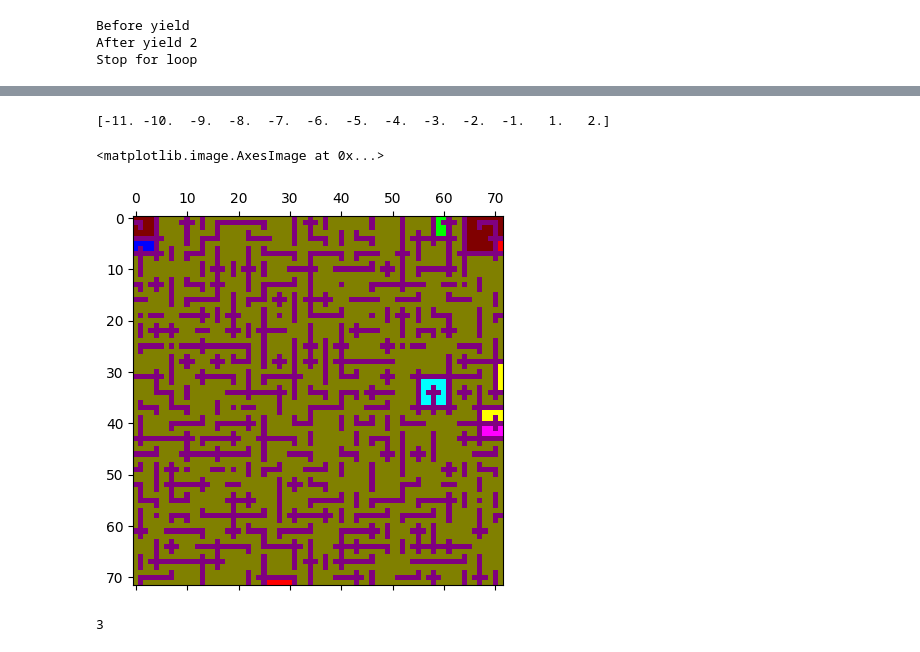
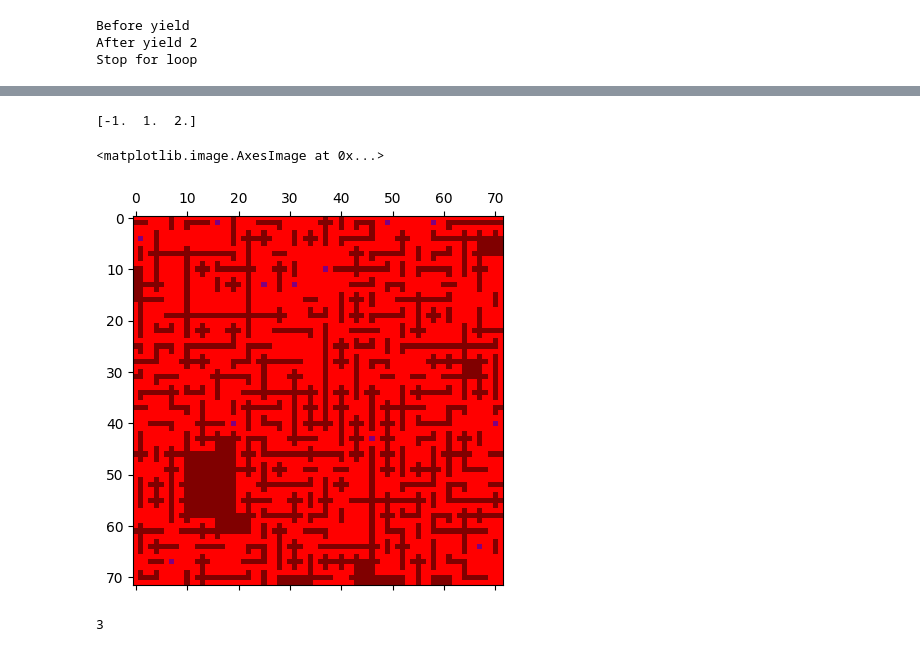
Before and after one commit to viktorvesely/TaC, a Jupyter notebook: simulation/explore.ipynb, the cells around one changed output, grey strips where cells are left out. Drawn from its saved outputs; the diff is of its cells as text; code cells hidden in the pictures.

```diff
--- a/simulation/explore.ipynb
+++ b/simulation/explore.ipynb
@@ -899,37 +899,40 @@ def create_mark():
 
         flood_fill(i, j, mark, marker)
         marker -= 1
 
     return mark
 
 def resolve_boundary():
 
     mark = create_mark()
 
     closed_labels, closed_counts = np.unique(mark[mark < 0], return_counts=True)
-    main_area = np.argmax(closed_counts)
+    if closed_counts.size == 0:
+        return mark
+
+    main_area = closed_labels[np.argmax(closed_counts)]
 
     for label in closed_labels:
 
         if main_area == label:
             continue
 
-
+        walls[mark == label] = 1.0
 
     return mark
 
 marker = resolve_boundary()
 print(np.unique(marker))
 
 colors = ['#FF0000', '#00FF00', '#0000FF', '#FFFF00', '#FF00FF', '#00FFFF', '#800000', '#808000', '#008080', '#800080']
 cmap = ListedColormap(colors)
 fig, ax = plt.subplots()
 ax: plt.Axes = ax
 ax.matshow(marker, cmap=cmap)
 # %% [output]
-[-11. -10.  -9.  -8.  -7.  -6.  -5.  -4.  -3.  -2.  -1.   1.   2.]
+[-1.  1.  2.]
 <matplotlib.image.AxesImage at 0x...>
-[figure, old version]
+[figure, new version]
 # %%
 [1, 2, 3].pop()
 # %% [output]
```
Also changed, not shown: parts of 1 cell of this notebook, 6 other files.
